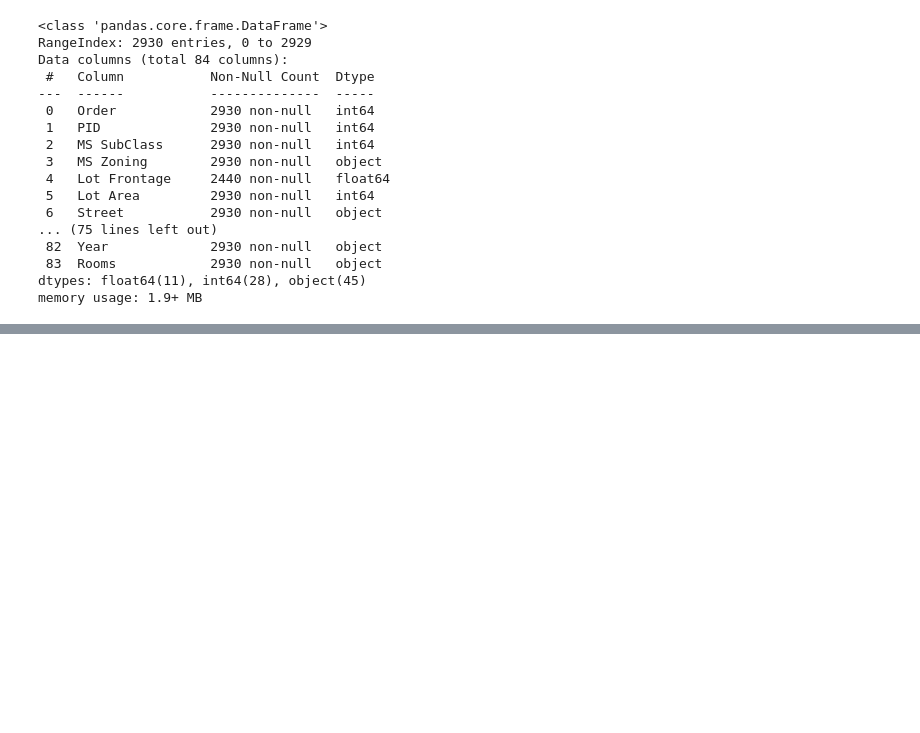
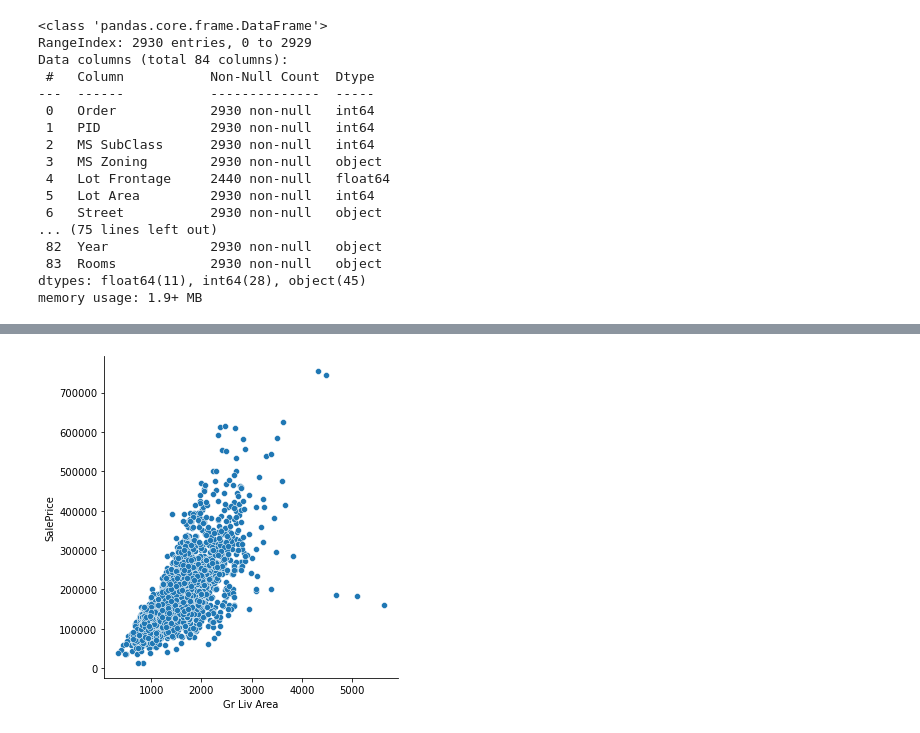
Before and after one commit to jack9950/dataquest_projects, a Jupyter notebook: Step 2 - Data Analysis and Visualization/Data Visualization Fundamentals/Relational Plots and Multiple Variables/Relational Plots and Multiple Variables.ipynb, the cells around one changed output, grey strips where cells are left out. Saved outputs shown, nothing was run; the diff lists cells and outputs as text; code cells hidden in the pictures; blank space fills up the shorter version.

```diff
--- a/Step 2 - Data Analysis and Visualization/Data Visualization Fundamentals/Relational Plots and Multiple Variables/Relational Plots and Multiple Variables.ipynb
+++ b/Step 2 - Data Analysis and Visualization/Data Visualization Fundamentals/Relational Plots and Multiple Variables/Relational Plots and Multiple Variables.ipynb
@@ -96,3 +98,8 @@ We'll start by plotting only two of these variables: SalePrice and Gr Liv Area.
     - We pass in the column names as strings to parameters `x` and `y`. <p>
     - By default, the `sns.relplot()` function generates a scatter plot. <p>
 - Call `plt.show()` to display the graph (this works because Seaborn uses Matplotlib code behind the curtains — just like Pandas).
+# %%
+sns.relplot(data=housing, x='Gr Liv Area', y='SalePrice')
+plt.show()
+# %% [output]
+[figure, added]
```
Also changed, not shown: parts of 36 cells of this notebook, 11 other files.
